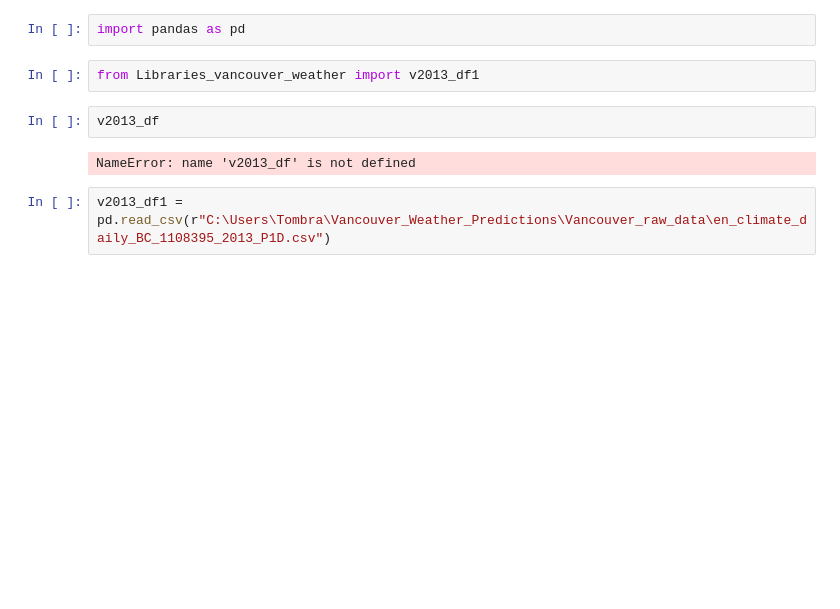
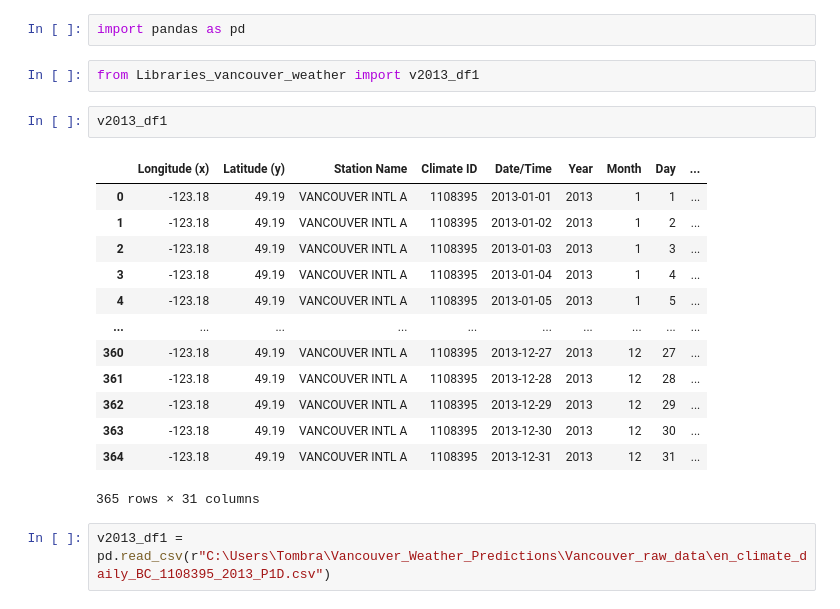
Before and after one commit to tombra1984/Vancouver_Weather_Predictions, a Jupyter notebook: EDA.ipynb, the cells around one changed output. Cells and saved outputs as stored; diff of their text form; blank space fills up the shorter version.

```diff
--- a/EDA.ipynb
+++ b/EDA.ipynb
@@ -2,10 +2,22 @@
 import pandas as pd
 # %%
 from Libraries_vancouver_weather import v2013_df1
-# %%
-v2013_df
-# %% [output]
-NameError: name 'v2013_df' is not defined
+# %%
+v2013_df1
+# %% [output]
+|  | Longitude (x) | Latitude (y) | Station Name | Climate ID | Date/Time | Year | Month | Day | ... |
+| 0 | -123.18 | 49.19 | VANCOUVER INTL A | 1108395 | 2013-01-01 | 2013 | 1 | 1 | ... |
+| 1 | -123.18 | 49.19 | VANCOUVER INTL A | 1108395 | 2013-01-02 | 2013 | 1 | 2 | ... |
+| 2 | -123.18 | 49.19 | VANCOUVER INTL A | 1108395 | 2013-01-03 | 2013 | 1 | 3 | ... |
+| 3 | -123.18 | 49.19 | VANCOUVER INTL A | 1108395 | 2013-01-04 | 2013 | 1 | 4 | ... |
+| 4 | -123.18 | 49.19 | VANCOUVER INTL A | 1108395 | 2013-01-05 | 2013 | 1 | 5 | ... |
+| ... | ... | ... | ... | ... | ... | ... | ... | ... | ... |
+| 360 | -123.18 | 49.19 | VANCOUVER INTL A | 1108395 | 2013-12-27 | 2013 | 12 | 27 | ... |
+| 361 | -123.18 | 49.19 | VANCOUVER INTL A | 1108395 | 2013-12-28 | 2013 | 12 | 28 | ... |
+| 362 | -123.18 | 49.19 | VANCOUVER INTL A | 1108395 | 2013-12-29 | 2013 | 12 | 29 | ... |
+| 363 | -123.18 | 49.19 | VANCOUVER INTL A | 1108395 | 2013-12-30 | 2013 | 12 | 30 | ... |
+| 364 | -123.18 | 49.19 | VANCOUVER INTL A | 1108395 | 2013-12-31 | 2013 | 12 | 31 | ... |
+365 rows × 31 columns
 # %%
 v2013_df1 = pd.read_csv(r"C:\Users\Tombra\Vancouver_Weather_Predictions\Vancouver_raw_data\en_climate_daily_BC_1108395_2013_P1D.csv")
 # %%
```
